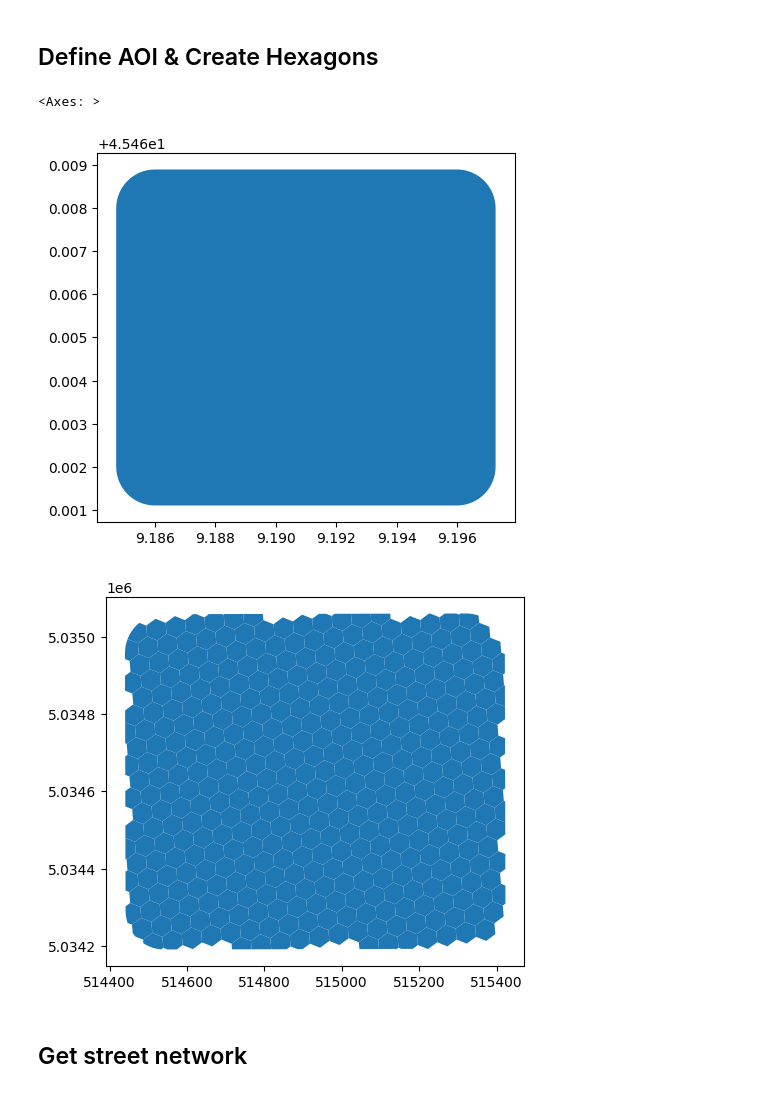
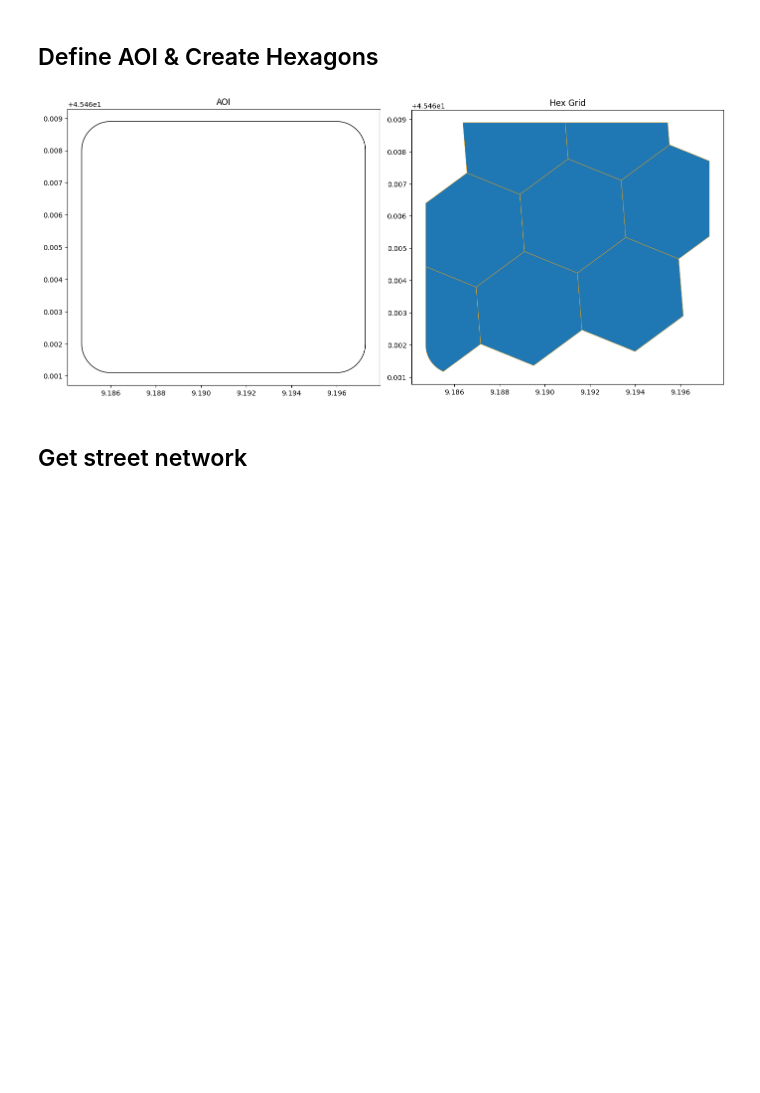
Before and after one commit to TransformTransport/accessX, a Jupyter notebook: notebook_tester.ipynb, the cells around one changed output. Saved outputs shown, nothing was run; the diff lists cells and outputs as text; code cells hidden in the pictures; blank space fills up the shorter version.

```diff
--- a/notebook_tester.ipynb
+++ b/notebook_tester.ipynb
@@ -12,28 +15,39 @@ from geopandas import read_file
 # %% [markdown]
 ## Define AOI & Create Hexagons
+# %%
+bbox_milano = (
+    9.1860,   # minx (lon)
+    45.4620,  # miny (lat)
+    9.1960,   # maxx (lon)
+    45.4680,  # maxy (lat)
+)
+
+data_path = 'data/milan'
+area_file = data_path + '/area/milano_shapefile/A090101_ComuneMilano.shp'
+city_epsg = 32632
+buffer=100
 # %%
-bbox_milano = (
-    9.1860,   # minx (lon)
-    45.4620,  # miny (lat)
-    9.1960,   # maxx (lon)
-    45.4680,  # maxy (lat)
-)
-city_epsg = 32632
-buffer=100
+aoi = load_aoi(bbox=bbox_milano, buffer_m=100, utm_crs=city_epsg, save_path=data_path + "area_of_interest.geojson")
+
+# # Municipality of Milano
+# aoi = load_aoi(filepath=area_file, buffer_m=0, utm_crs=city_epsg, save_path="data/area/area_of_interest_milan.geojson")
+
+# this calls H3's ppolyfill : “All H3 cell indexes whose centers fall inside the polygon.”
+hexes = make_hex_grid(aoi,resolution=9, clip=True)
+hexes_proj = hexes.to_crs(city_epsg)
+hexes_proj.to_file(data_path + '/area/hexes.geojson', driver="GeoJSON")
 
 
-aoi = load_aoi(bbox=bbox_milano, buffer_m=buffer, utm_crs=city_epsg, save_path="data/area/area_of_interest.geojson")
-hexes = make_hex_grid(aoi,resolution=11, clip=True)
-hexes_proj = hexes.to_crs(city_epsg)
-hexes_proj.to_file('data/area/hexes.geojson', driver="GeoJSON")
 
-aoi.plot()
-
-hexes_proj.plot()
+fig, axes = plt.subplots(1, 2, figsize=(14, 7))
+aoi.plot(ax=axes[0], facecolor="none", edgecolor="black")
+axes[0].set_title("AOI")
+hexes.plot(ax=axes[1], edgecolor="orange", linewidth=0.5)
+axes[1].set_title("Hex Grid")
+plt.tight_layout()
+plt.show()
 # %% [output]
-<Axes: >
-[figure, old version]
+[figure, new version]
-[figure, removed]
 # %% [markdown]
 ## Get street network
 # %%
```
Also changed, not shown: parts of 26 cells of this notebook.
